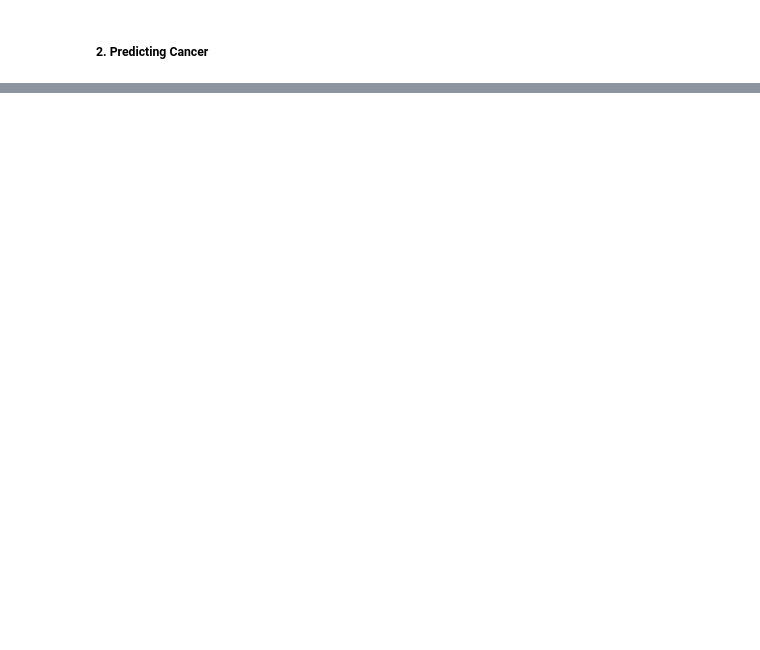
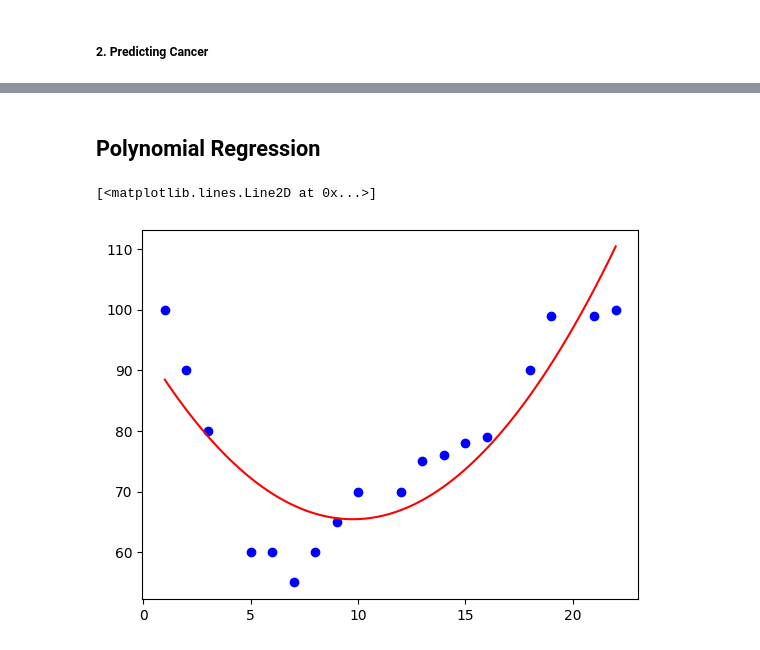
Before and after one commit to AliAtherAyyubi/Python-Libraries, a Jupyter notebook: Tutorials/skllearn.ipynb, the cells around one changed output, grey strips where cells are left out. Drawn from its saved outputs; the diff is of its cells as text; code cells hidden in the pictures; blank space fills up the shorter version.

```diff
--- a/Tutorials/skllearn.ipynb
+++ b/Tutorials/skllearn.ipynb
@@ -161,0 +150,31 @@ Please also refer to the documentation for alternative solver options:
+# %% [markdown]
+## Polynomial Regression
+# %%
+from sklearn.preprocessing import PolynomialFeatures
+
+x = np.array([1,2,3,5,6,7,8,9,10,12,13,14,15,16,18,19,21,22]).reshape(-1,1)
+y = np.array([100,90,80,60,60,55,60,65,70,70,75,76,78,79,90,99,99,100])
+
+poly= PolynomialFeatures(degree=2)
+
+x_poly= poly.fit_transform(x)
+
+model= LinearRegression()
+
+model.fit(x_poly,y)
+
+# prediction= model.predict(x_poly)
+
+x_test= np.linspace(1, 22, 100).reshape(-1,1)
+x_test_poly=poly.fit_transform(x_test)
+# //
+y_predict= model.predict(x_test_poly)
+plt.scatter(x,y, color='blue')
+
+# predicted line
+plt.plot(x_test, y_predict, color='red')
+# print(prediction)
+# print(x_poly)
+# %% [output]
+[<matplotlib.lines.Line2D at 0x...>]
+[figure, added]
```
Also changed, not shown: parts of 8 cells of this notebook, 10 other files.
